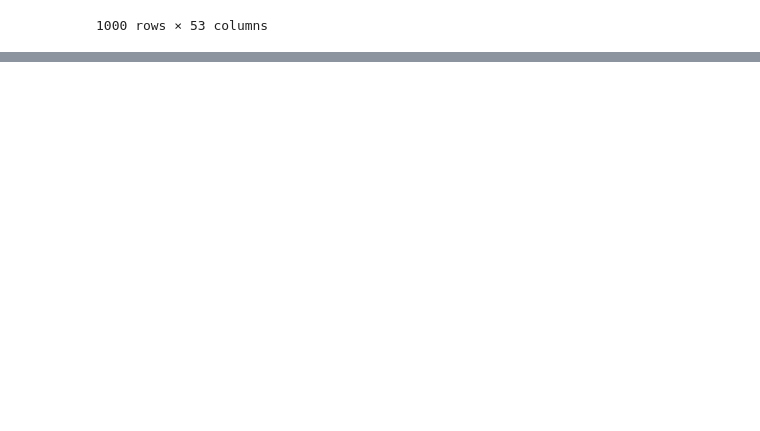
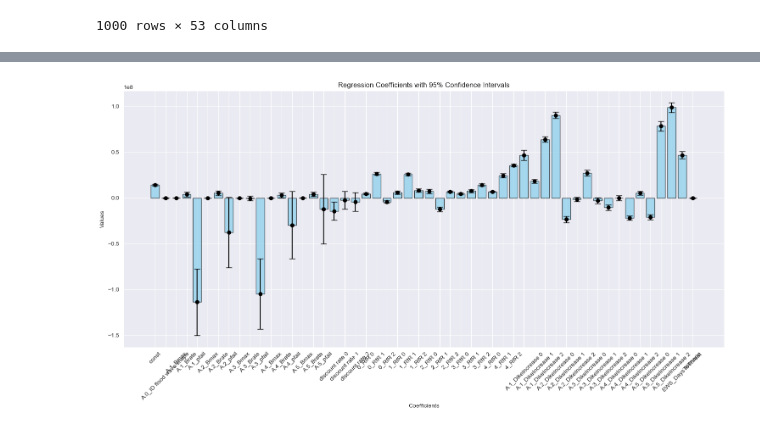
Before and after one commit to yhienz/epa141A_group3, a Jupyter notebook: final assignment/Experiments/Week22_Open_Exploration_PD_0.ipynb, the cells around one changed output, grey strips where cells are left out. Saved outputs shown, nothing was run; the diff lists cells and outputs as text; code cells hidden in the pictures; blank space fills up the shorter version.

Commit message:
Regressie histogrammetjes af, Feature scoring en scatter werkt raar genogn niet, iets met packages, werkt dat bij julie wel?

```diff
--- a/final assignment/Experiments/Week22_Open_Exploration_PD_0.ipynb
+++ b/final assignment/Experiments/Week22_Open_Exploration_PD_0.ipynb
@@ -8,7 +8,7 @@ results = load_results('Week22_Open_exploration_PD_0.tar.gz')
 experiments, outcomes = results
 # %%
 y_deaths= outcomes['Expected Number of Deaths']
-#outcomes['All Costs'].shape
+y_costs =  outcomes['All Costs']
 # %%
 experiments
 # %% [output]
@@ -54,0 +55,4 @@ dtype: float64
+# %%
+est_costs = sm.OLS(y_costs, X_0.astype(float)).fit()
+print(est_costs.summary())
+#print(est_deaths.params)
@@ -54,0 +77,26 @@ dtype: float64
+# %%
+# Coëfficiënten en betrouwbaarheidsintervallen ophalen
+coef_costs = est_costs.params
+conf_int_costs = est_costs.conf_int()
+
+# Plotten
+fig, ax = plt.subplots(figsize=(15, 8))
+
+# Histogram van coëfficiënten
+ax.bar(range(len(coef_costs)), coef_costs, color='skyblue', alpha=0.7, align='center', edgecolor='black')
+
+# Lijntjes voor betrouwbaarheidsintervallen
+ax.errorbar(range(len(coef_costs)), coef_costs,
+            yerr=[coef_costs - conf_int_costs[0], conf_int_costs[1] - coef_costs],
+            fmt='o', color='black', capsize=5)
+
+# Labels en titel
+ax.set_xticks(range(len(coef_costs)))
+ax.set_xticklabels(coef_costs.index, rotation=45)
+ax.set_xlabel('Coefficients')
+ax.set_ylabel('Values')
+ax.set_title('Regression Coefficients with 95% Confidence Intervals')
+
+plt.tight_layout()
+# %% [output]
+[figure, added]
```
Also changed, not shown: parts of 3 cells of this notebook, 3 other files.
